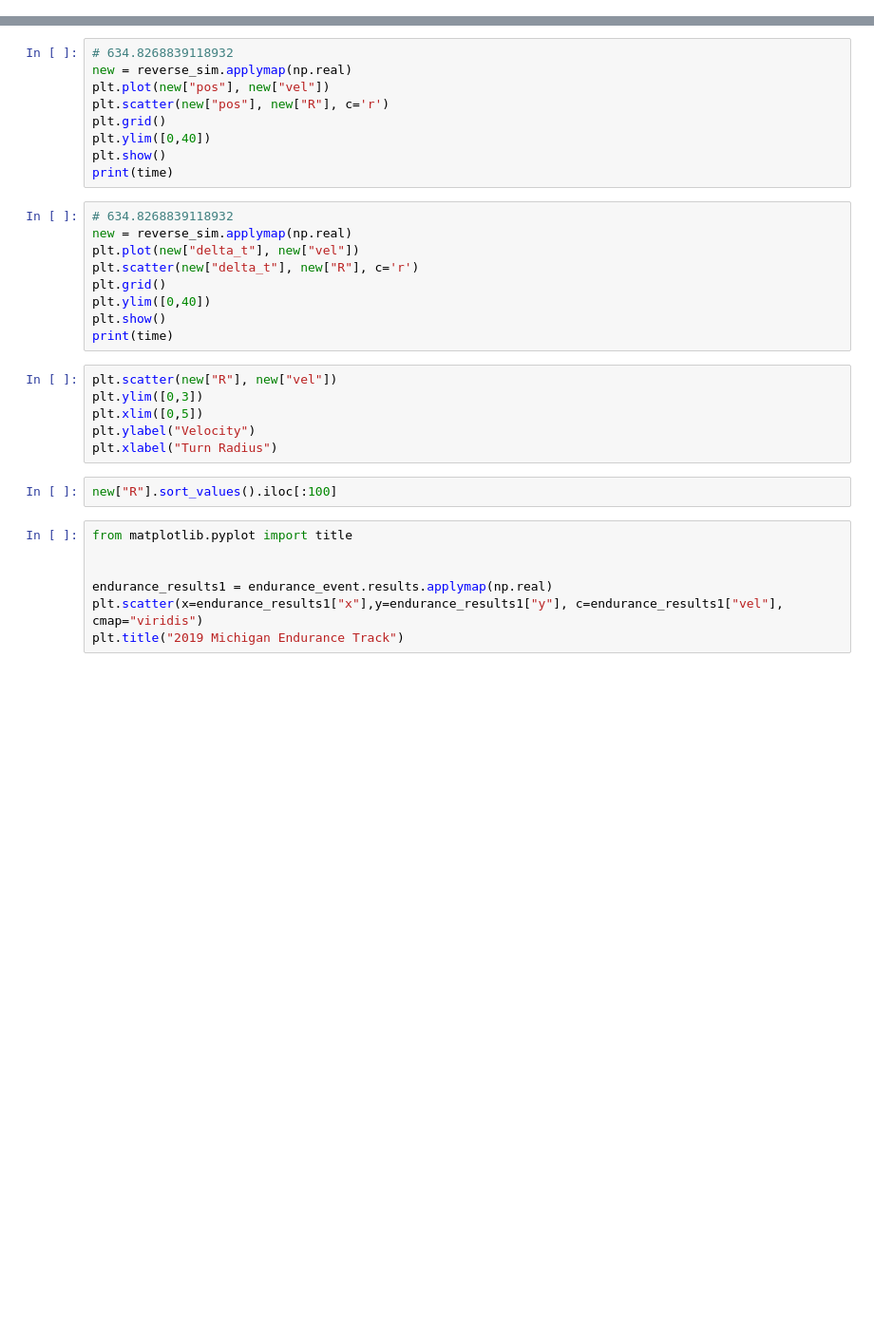
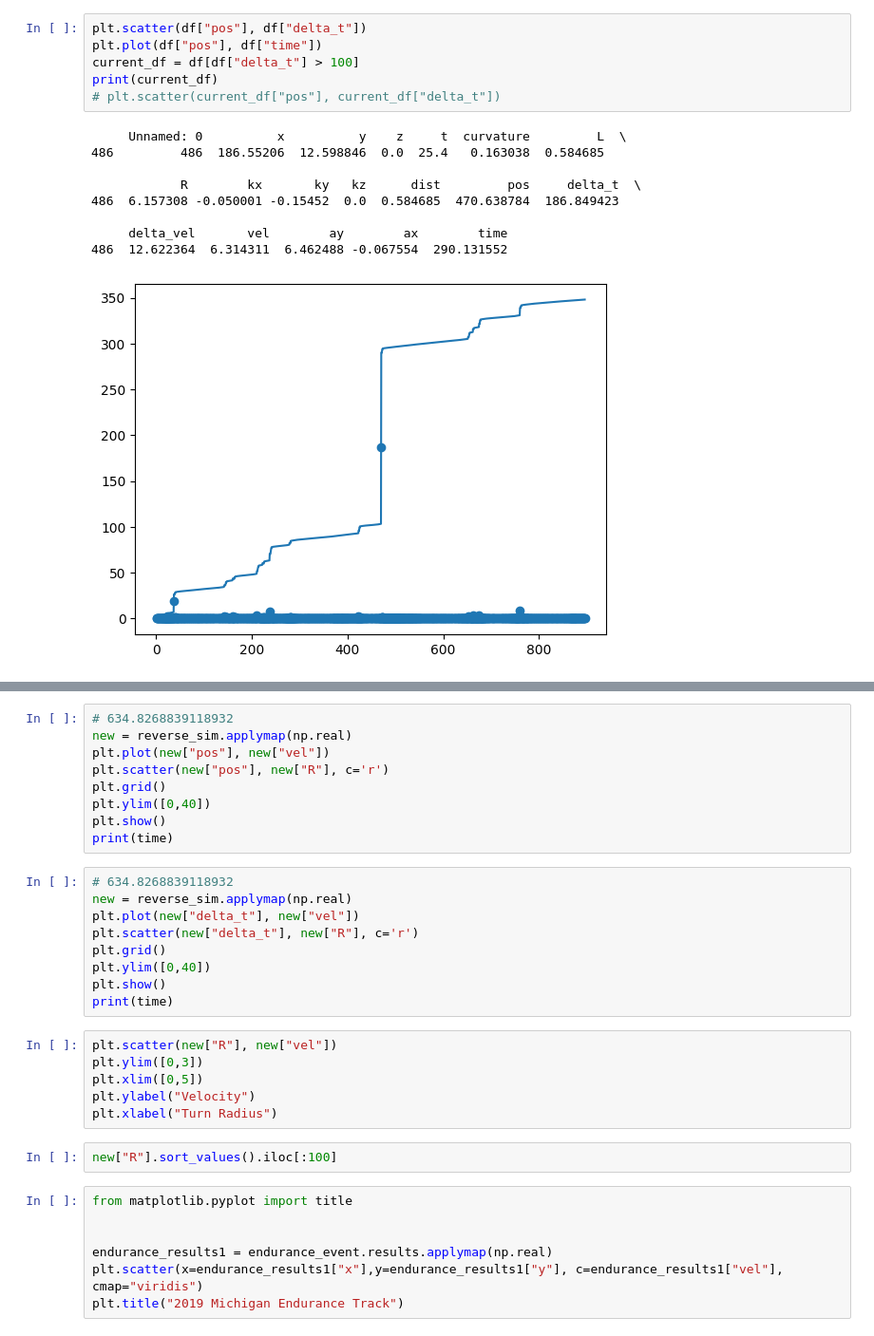
Before and after one commit to LonghornRacingElectric/jomama_lapsim, a Jupyter notebook: results/lapsim_analysis.ipynb, the cells around one changed output, grey strips where cells are left out. Shown at 95% size. Cells and saved outputs as stored; diff of their text form; blank space fills up the shorter version.

```diff
--- a/results/lapsim_analysis.ipynb
+++ b/results/lapsim_analysis.ipynb
@@ -27,3 +38,19 @@ print("TIME IN SECONDS 1 g-g diagram",df.loc[df.shape[0]-1, "time"])
+# %%
+plt.scatter(df["pos"], df["delta_t"])
+plt.plot(df["pos"], df["time"])
+current_df = df[df["delta_t"] > 100]
+print(current_df)
+# plt.scatter(current_df["pos"], current_df["delta_t"])
+# %% [output]
+     Unnamed: 0          x          y    z     t  curvature         L  \
+486         486  186.55206  12.598846  0.0  25.4   0.163038  0.584685
+
+            R        kx       ky   kz      dist         pos     delta_t  \
+486  6.157308 -0.050001 -0.15452  0.0  0.584685  470.638784  186.849423
+
+     delta_vel       vel        ay        ax        time
+486  12.622364  6.314311  6.462488 -0.067554  290.131552
+[figure, added]
 # %%
 df = pd.read_csv("autocross_michigan_2019-easy_driver.csv")
 df3 = df[df["R"] < 50]
```
Also changed, not shown: parts of 11 cells of this notebook, 5 other files.
